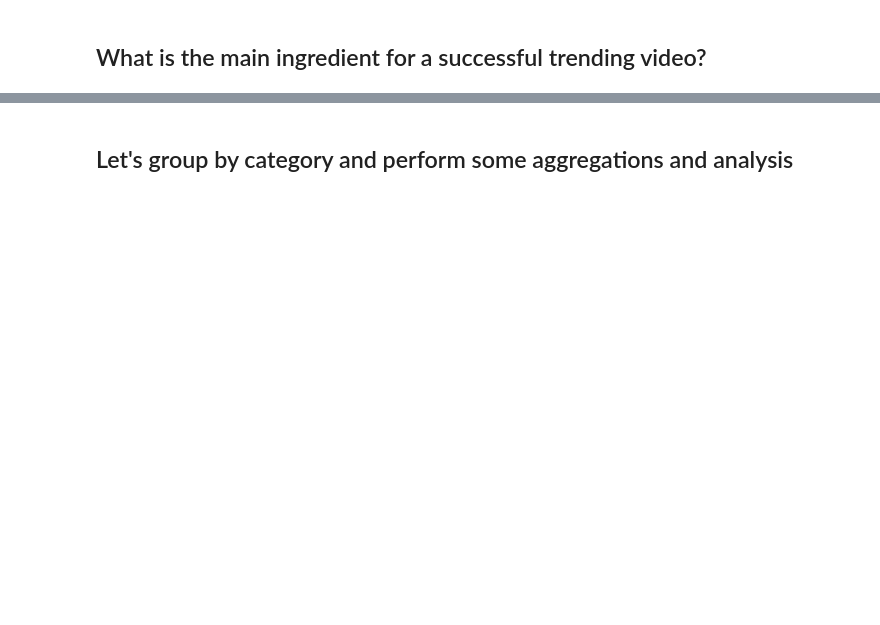
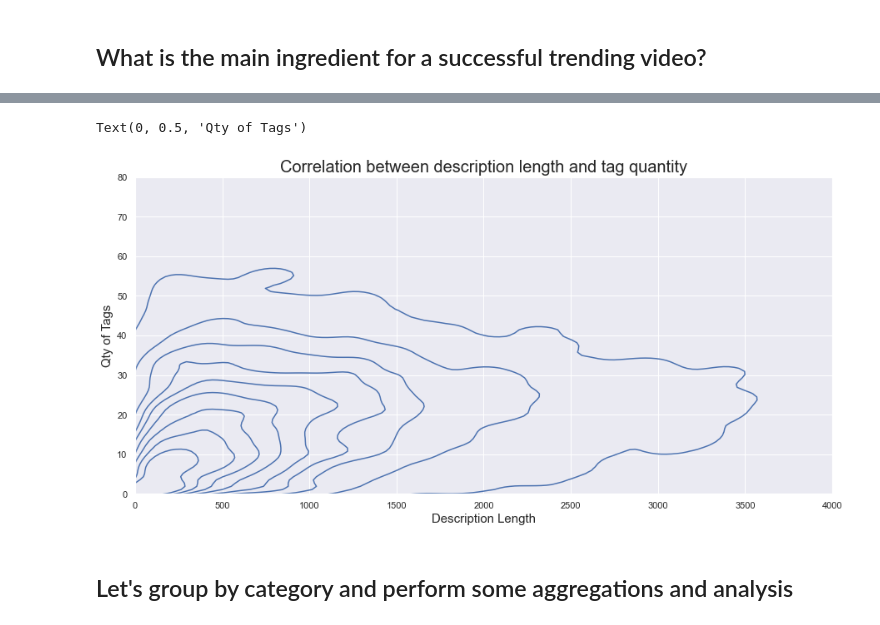
Before and after one commit to danielosetiawan/YouTube-EDA, a Jupyter notebook: youtube ipynb.ipynb, the cells around one changed output, grey strips where cells are left out. Saved outputs shown, nothing was run; the diff lists cells and outputs as text; code cells hidden in the pictures; blank space fills up the shorter version.

```diff
--- a/youtube ipynb.ipynb
+++ b/youtube ipynb.ipynb
@@ -147,10 +173,13 @@ sns.jointplot(x='len_desc', y='qty_tags', data=df, hue='country', palette='Set2'
 # %%
 sns.kdeplot(x='len_desc', y='qty_tags', data=df, palette='Set2')
 plt.xlim(0, 4000)
 plt.ylim(0, 80)
 plt.title('Correlation between description length and tag quantity', fontsize = 20)
-plt.xlabel('Qty of Tags', fontsize = 15)
-plt.ylabel('Density', fontsize = 15)
+plt.xlabel('Description Length', fontsize = 15)
+plt.ylabel('Qty of Tags', fontsize = 15)
+# %% [output]
+Text(0, 0.5, 'Qty of Tags')
+[figure, added]
 # %% [markdown]
 ## Let's group by category and perform some aggregations and analysis
 # %%
```
Also changed, not shown: parts of 47 cells of this notebook.
